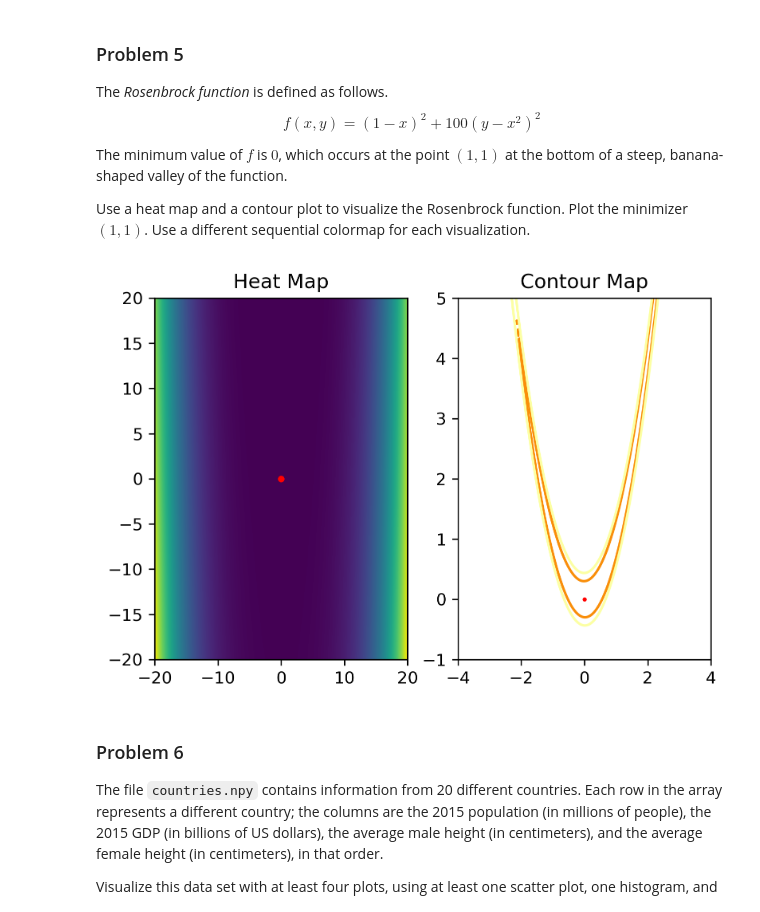
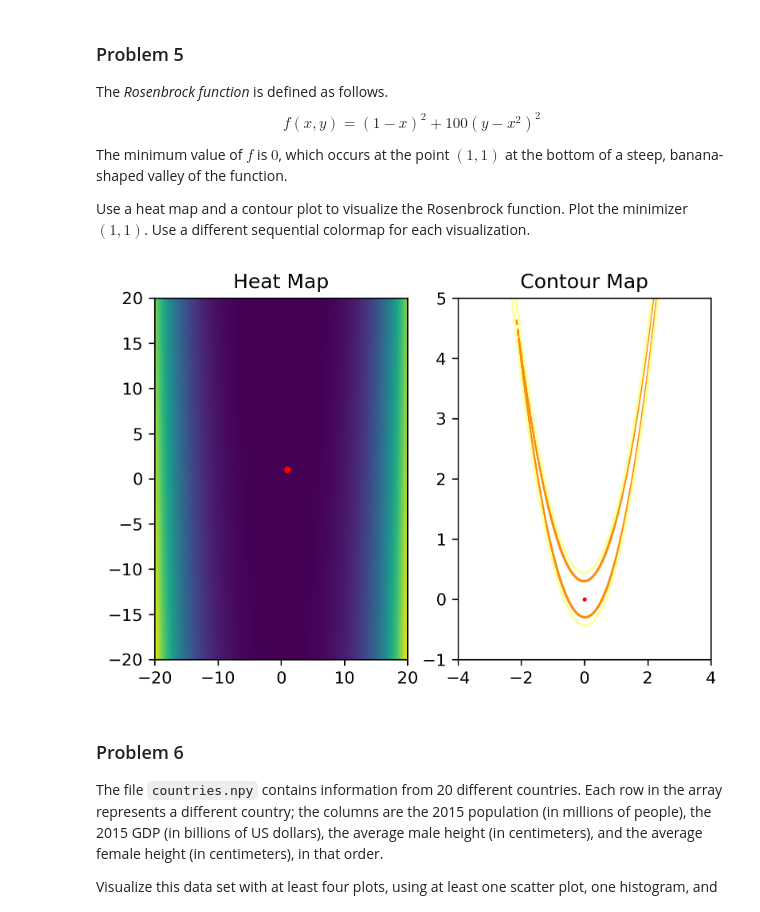
Before and after one commit to acjo/algorithims_optimization, a Jupyter notebook: DataVisualization/data_visualization.ipynb, the cells around one changed output. Cells and saved outputs as stored; diff of their text form; code cells hidden in the pictures.

```diff
--- a/DataVisualization/data_visualization.ipynb
+++ b/DataVisualization/data_visualization.ipynb
@@ -323,26 +323,26 @@ Use a different sequential colormap for each visualization.
 # %%
 rosenbrock = lambda x, y: (1 - x)**2 + 100 * (y - x**2)**2 #make a lambda function for rosenbrock function
 side = np.linspace(-20, 20, 1000)#this will make one side of the square we are interested in
 X, Y = np.meshgrid(side, side)
 func_vals = rosenbrock(X, Y)
 
 fig, axs = plt.subplots(1,2)
 
 ax = axs[0]
 ax.pcolormesh(X, Y, func_vals, cmap='viridis')
-ax.plot(1, 1, 0, 'r.', markersize=6, label='min')
+ax.plot(1, 1, 'r.', markersize=6, label='min')
 ax.set_xlim(-20, 20)
 ax.set_ylim(-20, 20)
 ax.set_title('Heat Map')
 ax = axs[1]
 ax.contour(X, Y, func_vals, [-20, -10, 0, 10, 20], cmap='inferno')
 ax.plot(1, 1, 0, 'r.', markersize=3)
 ax.set_xlim(-4, 4)
 ax.set_ylim(-1, 5)
 ax.set_title('Contour Map')
 plt.show()
 # %% [output]
-[figure, old version]
+[figure, new version]
 # %% [markdown]
 ### Problem 6
 
```
